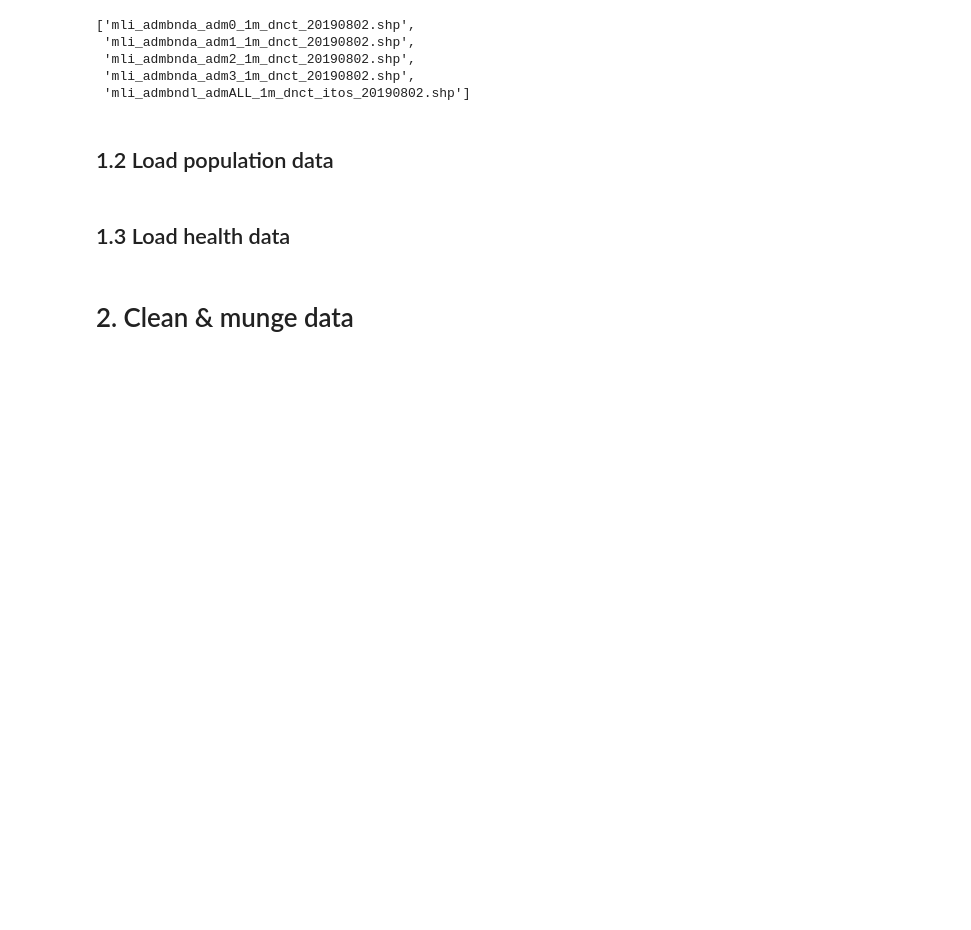
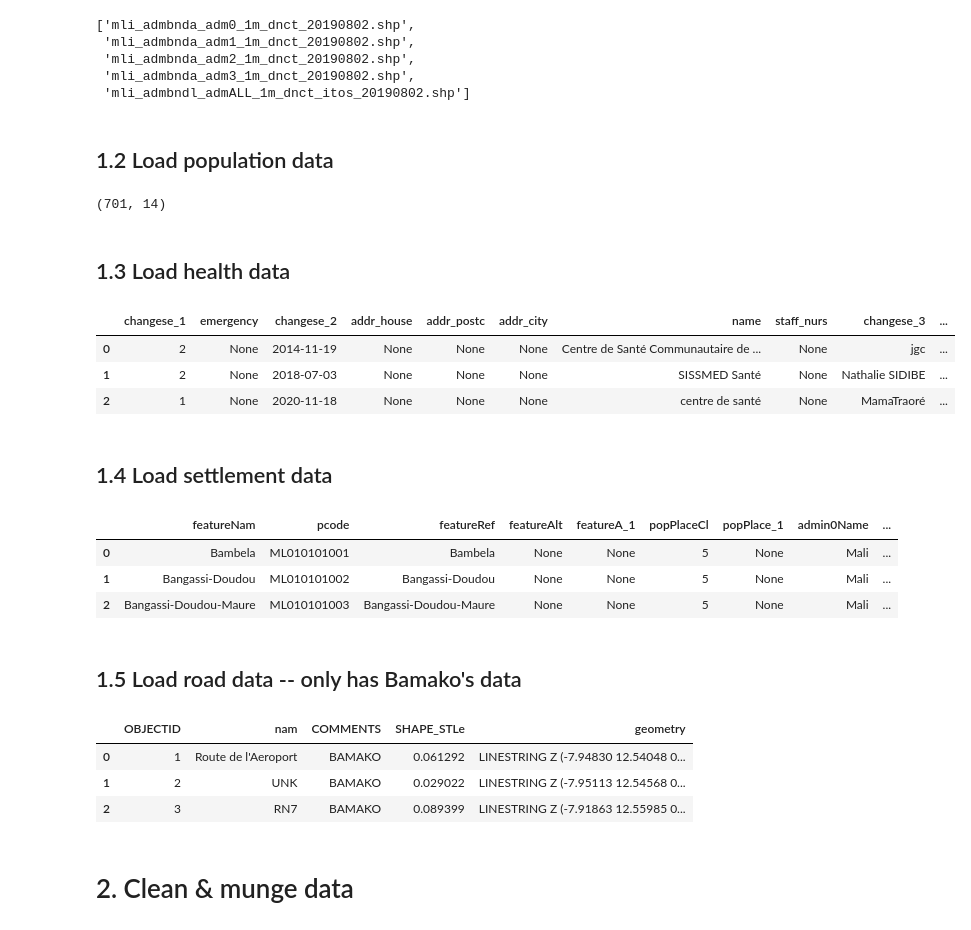
Before and after one commit to datakind/Mar21-humanitarian-data, a Jupyter notebook: Mali_map_python/notebooks/Mali_baseline_map.ipynb, the cells around one changed output. Drawn from its saved outputs; the diff is of its cells as text; code cells hidden in the pictures; blank space fills up the shorter version.

```diff
--- a/Mali_map_python/notebooks/Mali_baseline_map.ipynb
+++ b/Mali_map_python/notebooks/Mali_baseline_map.ipynb
@@ -85,6 +85,10 @@ pop_adm0 = csv_from_url(adm0_url)
 pop_adm1 = csv_from_url(adm1_url)
 pop_adm2 = csv_from_url(adm2_url)
 pop_adm3 = csv_from_url(adm3_url)
+# %%
+pop_adm3.shape
+# %% [output]
+(701, 14)
 # %% [markdown]
 ## 1.3 Load health data
 # %%
@@ -92,3 +96,12 @@ health_zip_file_url ="https://data.humdata.org/dataset/a512111d-9b60-4b8c-9b24-2
 data_dirr_h = '../data/GIS/mali-shapefiles/'
 healthsite_shp_fnames =get_shp_fnames(health_zip_file_url,data_dirr_h)
 gis_healthsites =gpd.read_file(data_dirr_h+healthsite_shp_fnames[0])
+# %%
+gis_healthsites.iloc[:3,20:]
+# %% [output]
+|  | changese_1 | emergency | changese_2 | addr_house | addr_postc | addr_city | name | staff_nurs | changese_3 | ... |
+| 0 | 2 | None | 2014-11-19 | None | None | None | Centre de Santé Communautaire de ... | None | jgc | ... |
+| 1 | 2 | None | 2018-07-03 | None | None | None | SISSMED Santé | None | Nathalie SIDIBE | ... |
+| 2 | 1 | None | 2020-11-18 | None | None | None | centre de santé | None | MamaTraoré | ... |
+# %% [markdown]
+## 1.4 Load settlement data
@@ -94,0 +113,9 @@ gis_healthsites =gpd.read_file(data_dirr_h+healthsite_shp_fnames[0])
+# %%
+gis_settlement.head(3)
+# %% [output]
+|  | featureNam | pcode | featureRef | featureAlt | featureA_1 | popPlaceCl | popPlace_1 | admin0Name | ... |
+| 0 | Bambela | ML010101001 | Bambela | None | None | 5 | None | Mali | ... |
+| 1 | Bangassi-Doudou | ML010101002 | Bangassi-Doudou | None | None | 5 | None | Mali | ... |
+| 2 | Bangassi-Doudou-Maure | ML010101003 | Bangassi-Doudou-Maure | None | None | 5 | None | Mali | ... |
+# %% [markdown]
+## 1.5 Load road data -- only has Bamako's data
@@ -95,3 +127,10 @@ gis_healthsites =gpd.read_file(data_dirr_h+healthsite_shp_fnames[0])
+# %%
+gis_road.head(3)
+# %% [output]
+|  | OBJECTID | nam | COMMENTS | SHAPE_STLe | geometry |
+| 0 | 1 | Route de l'Aeroport | BAMAKO | 0.061292 | LINESTRING Z (-7.94830 12.54048 0... |
+| 1 | 2 | UNK | BAMAKO | 0.029022 | LINESTRING Z (-7.95113 12.54568 0... |
+| 2 | 3 | RN7 | BAMAKO | 0.089399 | LINESTRING Z (-7.91863 12.55985 0... |
 # %% [markdown]
 # 2. Clean & munge data
 # %%
```
Also changed, not shown: parts of 4 cells of this notebook.
